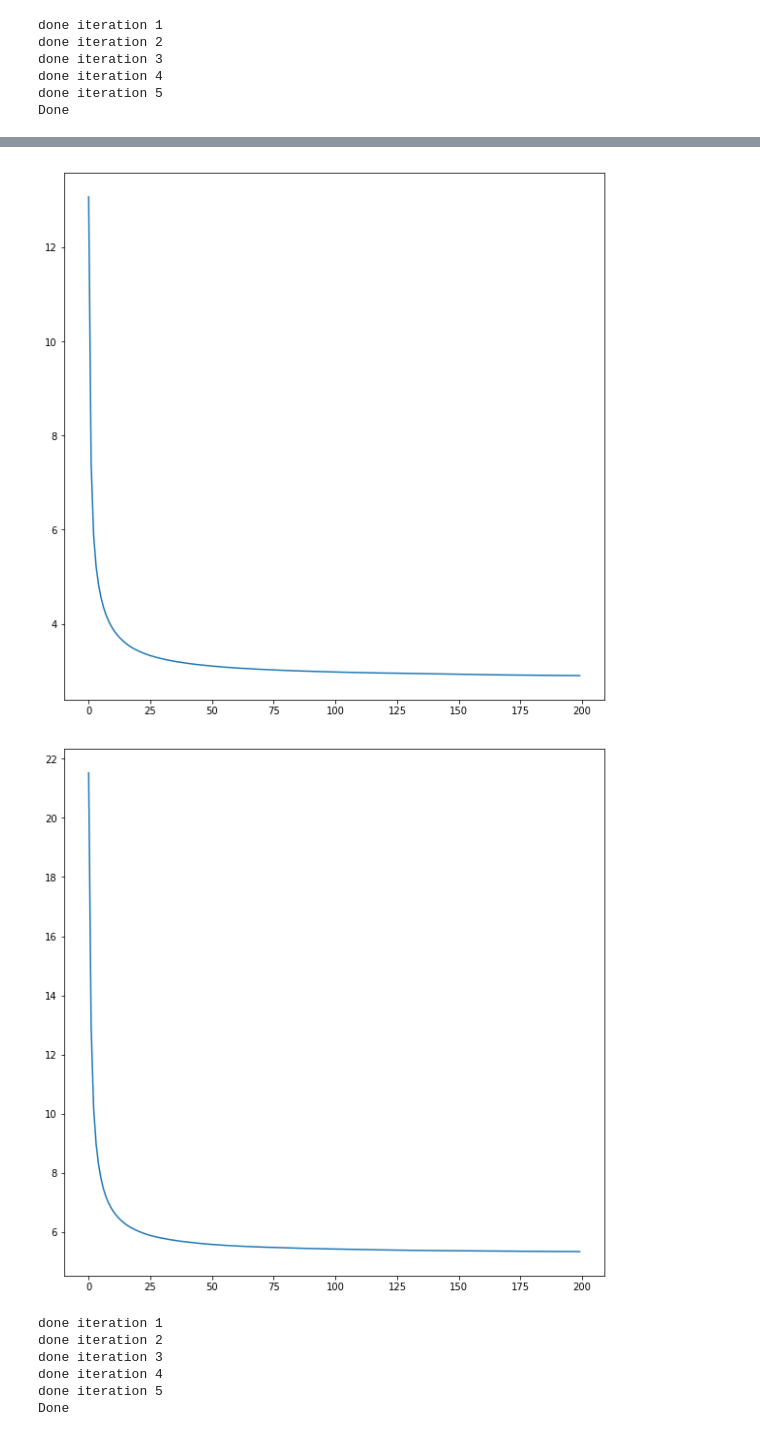
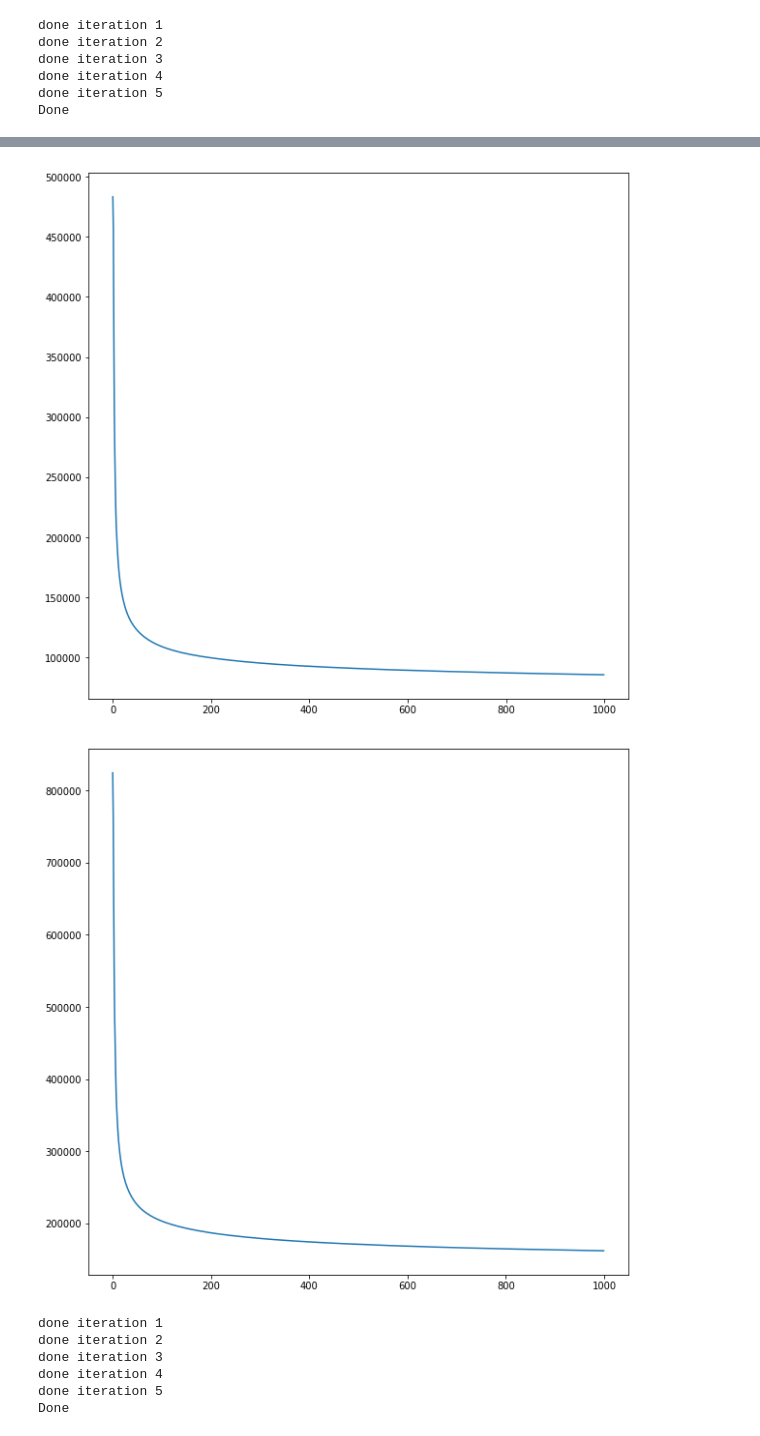
Before and after one commit to harveyslash/Deep-Image-Analogy-PyTorch, a Jupyter notebook: notebooks/Deep Image Analogy-Copy1.ipynb, the cells around one changed output, grey strips where cells are left out. Drawn from its saved outputs; the diff is of its cells as text; code cells hidden in the pictures.

```diff
--- a/notebooks/Deep Image Analogy-Copy1.ipynb
+++ b/notebooks/Deep Image Analogy-Copy1.ipynb
@@ -227,9 +351,13 @@ r4_a = get_deconvoluted_feat(warped_feat5a,5)
 # %%
+model.model = model.model.cpu()
 feat4a = model.get_features_for_layer(imga,layer_num=20)
 feat4bb = model.get_features_for_layer(imgbb,layer_num=20)
 # %%
-feat4aa = blend_features(feat4a,r4_bb)
-feat4b = blend_features(feat4bb,r4_a)
+feat4aa = blend_features(feat4a,r4_bb,alpha=.8)
+feat4b =  blend_features(feat4bb,r4_a,alpha=.8)
+
+# feat4aa = r4_a
+# feat4b = r4_bb
 # %%
 feat4a_norm = normalize_feat_map(feat4a)
 feat4bb_norm = normalize_feat_map(feat4bb)
@@ -239,10 +367,10 @@ feat4b_norm = normalize_feat_map(feat4b)
 # %%
 model.model = model.model.cpu()
 # %%
-pm4ab = PatchMatchOrig(feat4a_norm,feat4aa_norm,feat4bb_norm,feat4b_norm, 5)
-# pm4ab.nnf = upsample_nnf(nnf=pm5ab.nnf,size=(28,28))
+pm4ab = PatchMatchOrig(feat4a_norm,feat4aa_norm,feat4b_norm,feat4bb_norm, 3)
+pm4ab.nnf = upsample_nnf(nnf=pm5ba.nnf,size=28)
 
-pm4ab.propagate(iters=5,rand_search_radius=5)
+pm4ab.propagate(iters=5,rand_search_radius=6)
 # %% [output]
 done iteration 1
 done iteration 2
@@ -258,8 +386,8 @@ plt.imshow(Utils.deprocess_image(Utils.reconstruct_image(img_a=imgbb_raw,pm=pm4a
 # %%
-pm4ba = PatchMatchOrig(feat4bb_norm,feat4b_norm,feat4a_norm,feat4aa_norm, 5)
-# pm4ab.nnf = upsample_nnf(nnf=pm5ab.nnf,size=(28,28))
+pm4ba = PatchMatchOrig(feat4bb_norm,feat4b_norm,feat4aa_norm,feat4a_norm, 3)
+pm4ba.nnf = upsample_nnf(nnf=pm5ba.nnf,size=28)
 
-pm4ba.propagate(iters=5,rand_search_radius=5)
+pm4ba.propagate(iters=5,rand_search_radius=6)
 plt.imshow(Utils.deprocess_image(Utils.reconstruct_image(img_a=imga_raw,pm=pm4ba)))
 # %% [output]
 done iteration 1
@@ -273,10 +401,10 @@ Done
 # %%
 warped_feat4bb = Utils.reconstruct_image(feat4bb,pm=pm4ab)
 warped_feat4a = Utils.reconstruct_image(feat4a,pm=pm4ba)
 
-r3_bb = get_deconvoluted_feat(warped_feat4bb,4)
-r3_a = get_deconvoluted_feat(warped_feat4a,4)
+r3_bb = get_deconvoluted_feat(warped_feat4bb,4,iters=1000)
+r3_a = get_deconvoluted_feat(warped_feat4a,4,iters=1000)
 # %% [output]
-[figure, old version]
+[figure, new version]
-[figure, old version]
+[figure, new version]
 # %%
```
Also changed, not shown: parts of 36 cells of this notebook, 1 other file.
